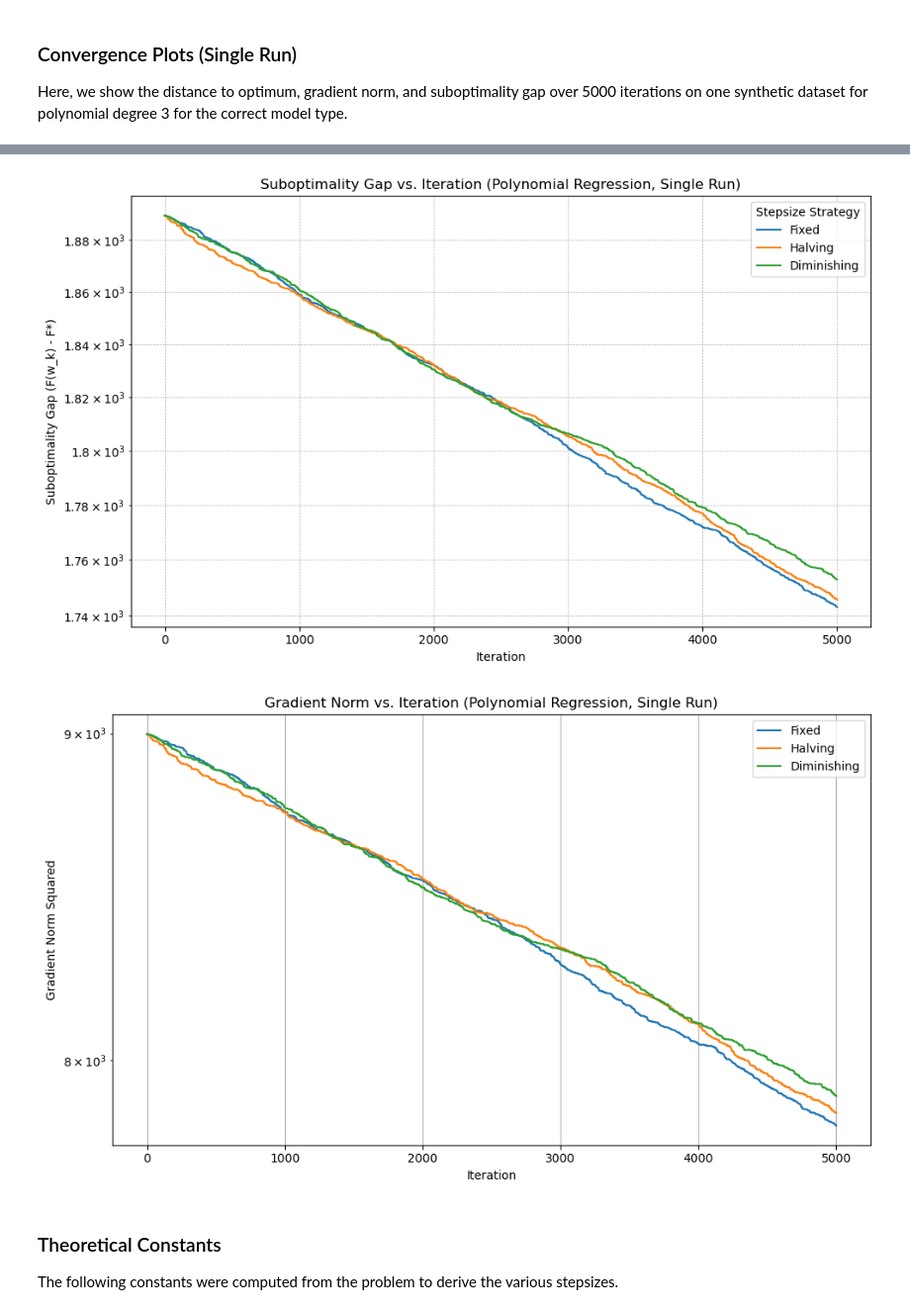
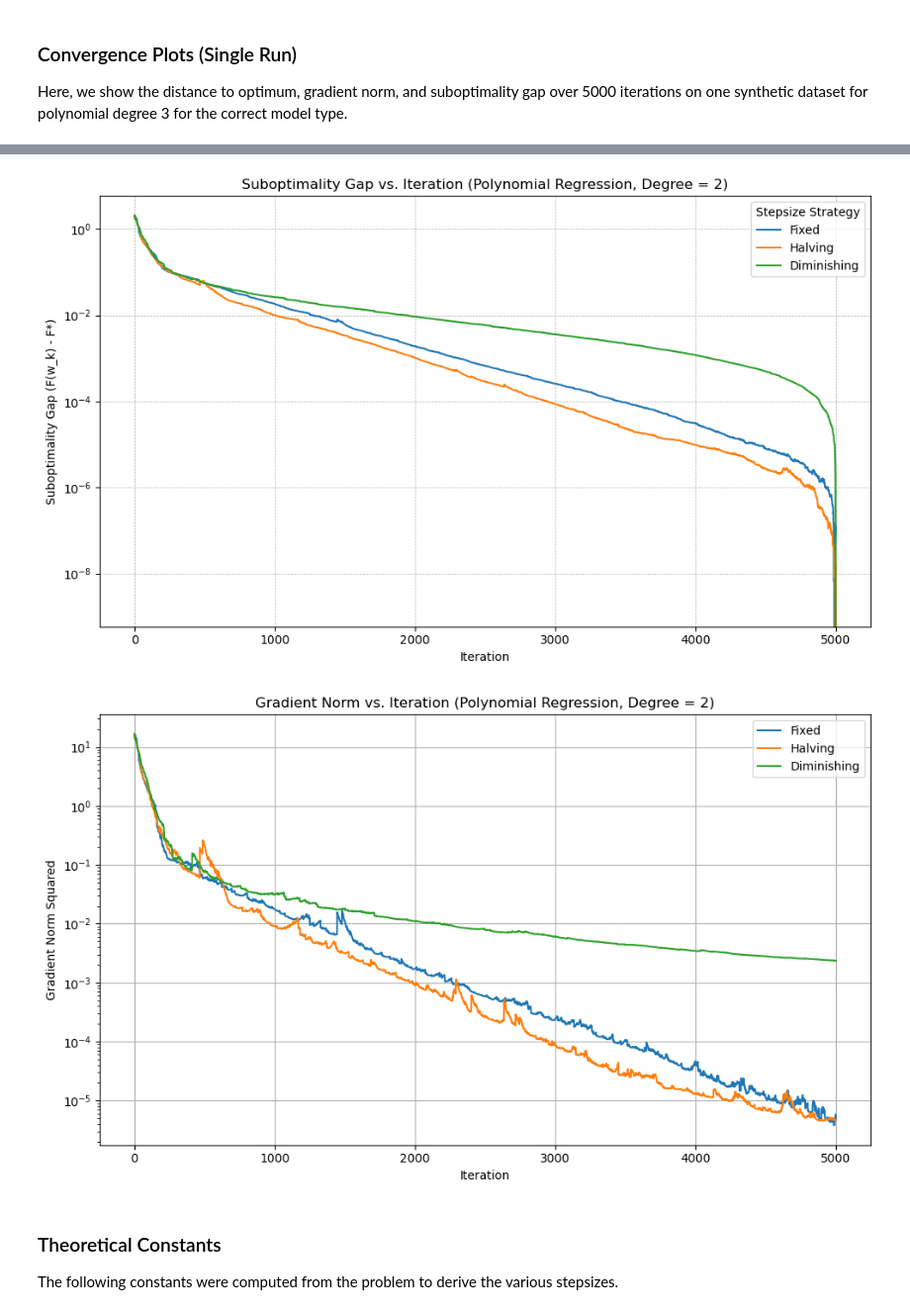
Before and after one commit to ericab322/SGD-Regression, a Jupyter notebook: experiments/true_polynomial_regression.ipynb, the cells around one changed output, grey strips where cells are left out. Shown at 99% size. Drawn from its saved outputs; the diff is of its cells as text; code cells hidden in the pictures.

```diff
--- a/experiments/true_polynomial_regression.ipynb
+++ b/experiments/true_polynomial_regression.ipynb
@@ -97,35 +103,15 @@ plt.show()
 
 Here, we show the distance to optimum, gradient norm, and suboptimality gap over 5000 iterations on one synthetic dataset for polynomial degree 3 for the correct model type.
 # %%
-X_raw, X_poly, y, true_params = generate_training_data_fixed(
-    m=100,
-    n=2,
-    noise=0.01,
-    degree=3,
-    model_type='polynomial'
-)
-scaler = StandardScaler()
-X_poly = scaler.fit_transform(X_poly)
+results_deg2 = results[2]
 
-results = {}
-for method in ["fixed", "halving", "diminishing"]:
-    sgd = SGD(X_poly, y, num_iterations=5000, noise=0.01)
-    w, obj, grad, dist = sgd.optimize(stepsize_type=method)
-    results[method] = {
-        "w": w,
-        "obj": obj,
-        "grad": grad,
-        "dist": dist
-    }
-
-# Plot distance to optimum
 plt.figure(figsize=(10, 6))
-for method in results:
-    plt.plot(results[method]["dist"], label=method.capitalize())
+for method in results_deg2:
+    plt.plot(results_deg2[method]["dist"], label=method.capitalize())
 plt.xlabel("Iteration")
 plt.ylabel("Distance to Optimum")
 plt.yscale("log")
-plt.title("Distance to Optimum (Fixed Polynomial Regression, Degree = 3)")
+plt.title("Distance to Optimum (Polynomial Regression, Degree = 2)")
 plt.legend()
 plt.grid(True)
 plt.tight_layout()
@@ -135,34 +121,34 @@ plt.show()
 # %%
 plt.figure(figsize=(10, 6))
 plt.yscale("log")
-
-for method in results:
-    subopt_gap = results[method]["obj"] - sgd.F_star
+for method in results_deg2:
+    obj = results_deg2[method]["obj"]
+    F_star = np.min(obj)
+    subopt_gap = obj - F_star
     plt.plot(subopt_gap, label=method.capitalize())
-
 plt.xlabel("Iteration")
 plt.ylabel("Suboptimality Gap (F(w_k) - F*)")
-plt.title("Suboptimality Gap vs. Iteration (Polynomial Regression, Single Run)")
+plt.title("Suboptimality Gap vs. Iteration (Polynomial Regression, Degree = 2)")
 plt.grid(True, which="both", linestyle="--", linewidth=0.5)
 plt.legend(title="Stepsize Strategy")
 plt.tight_layout()
 plt.show()
 # %% [output]
-[figure, old version]
+[figure, new version]
 # %%
 plt.figure(figsize=(10, 6))
-for method in results:
-    plt.plot(results[method]["grad"], label=method.capitalize())
+for method in results_deg2:
+    plt.plot(results_deg2[method]["grad"], label=method.capitalize())
 plt.xlabel("Iteration")
 plt.ylabel("Gradient Norm Squared")
 plt.yscale("log")
-plt.title("Gradient Norm vs. Iteration (Polynomial Regression, Single Run)")
+plt.title("Gradient Norm vs. Iteration (Polynomial Regression, Degree = 2)")
 plt.legend()
 plt.grid(True)
 plt.tight_layout()
 plt.show()
 # %% [output]
-[figure, old version]
+[figure, new version]
 # %% [markdown]
 ### Theoretical Constants
 
```
Also changed, not shown: parts of 5 cells of this notebook, 2 other files.
